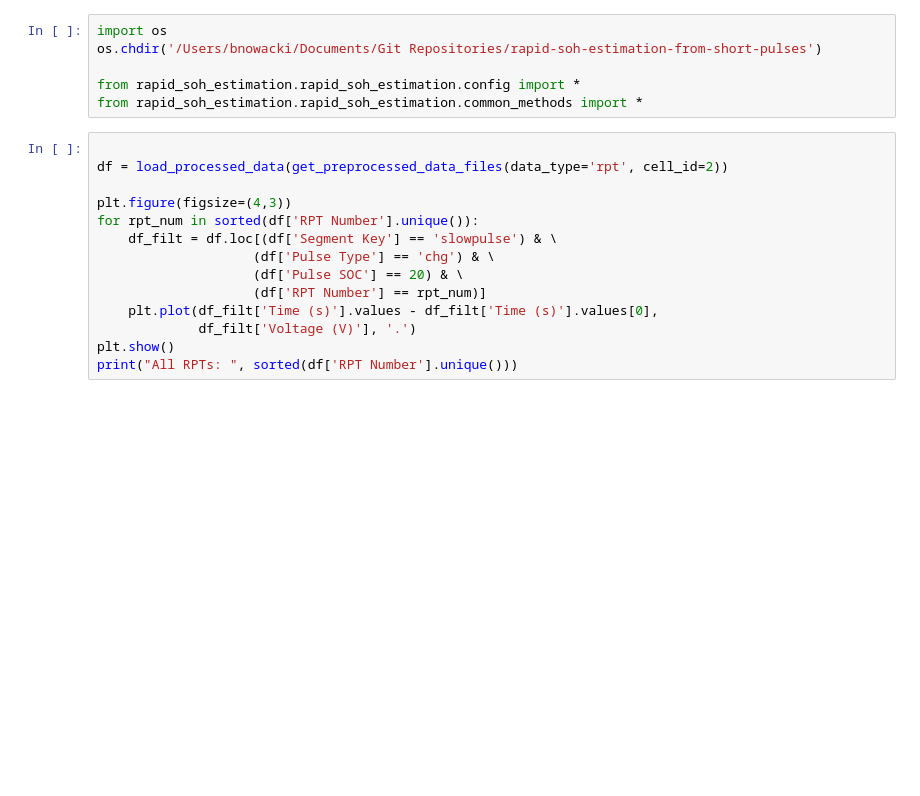
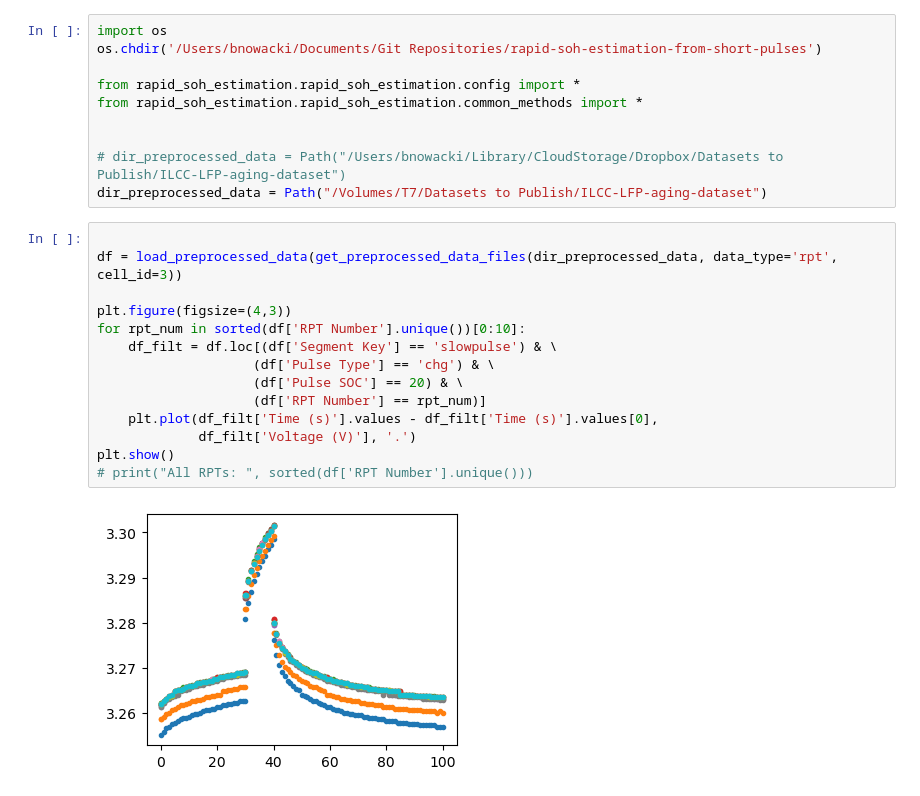
Before and after one commit to REIL-UConn/rapid-soh-estimation-from-short-pulses, a Jupyter notebook: notebooks/examples.ipynb, the cells around one changed output. Saved outputs shown, nothing was run; the diff lists cells and outputs as text; blank space fills up the shorter version.

```diff
--- a/notebooks/examples.ipynb
+++ b/notebooks/examples.ipynb
@@ -4,18 +4,24 @@ os.chdir('/Users/bnowacki/Documents/Git Repositories/rapid-soh-estimation-from-s
 
 from rapid_soh_estimation.rapid_soh_estimation.config import *
 from rapid_soh_estimation.rapid_soh_estimation.common_methods import *
+
+
+# dir_preprocessed_data = Path("/Users/bnowacki/Library/CloudStorage/Dropbox/Datasets to Publish/ILCC-LFP-aging-dataset")
+dir_preprocessed_data = Path("/Volumes/T7/Datasets to Publish/ILCC-LFP-aging-dataset")
 # %%
 
-df = load_processed_data(get_preprocessed_data_files(data_type='rpt', cell_id=2))
+df = load_preprocessed_data(get_preprocessed_data_files(dir_preprocessed_data, data_type='rpt', cell_id=3))
 
 plt.figure(figsize=(4,3))
-for rpt_num in sorted(df['RPT Number'].unique()):
+for rpt_num in sorted(df['RPT Number'].unique())[0:10]:
 	df_filt = df.loc[(df['Segment Key'] == 'slowpulse') & \
 					(df['Pulse Type'] == 'chg') & \
 					(df['Pulse SOC'] == 20) & \
 					(df['RPT Number'] == rpt_num)]
 	plt.plot(df_filt['Time (s)'].values - df_filt['Time (s)'].values[0],
 			 df_filt['Voltage (V)'], '.')
 plt.show()
-print("All RPTs: ", sorted(df['RPT Number'].unique()))
+# print("All RPTs: ", sorted(df['RPT Number'].unique()))
+# %% [output]
+[figure, added]
 # %%
```
Also changed, not shown: parts of 8 cells of this notebook, 5 other files.
